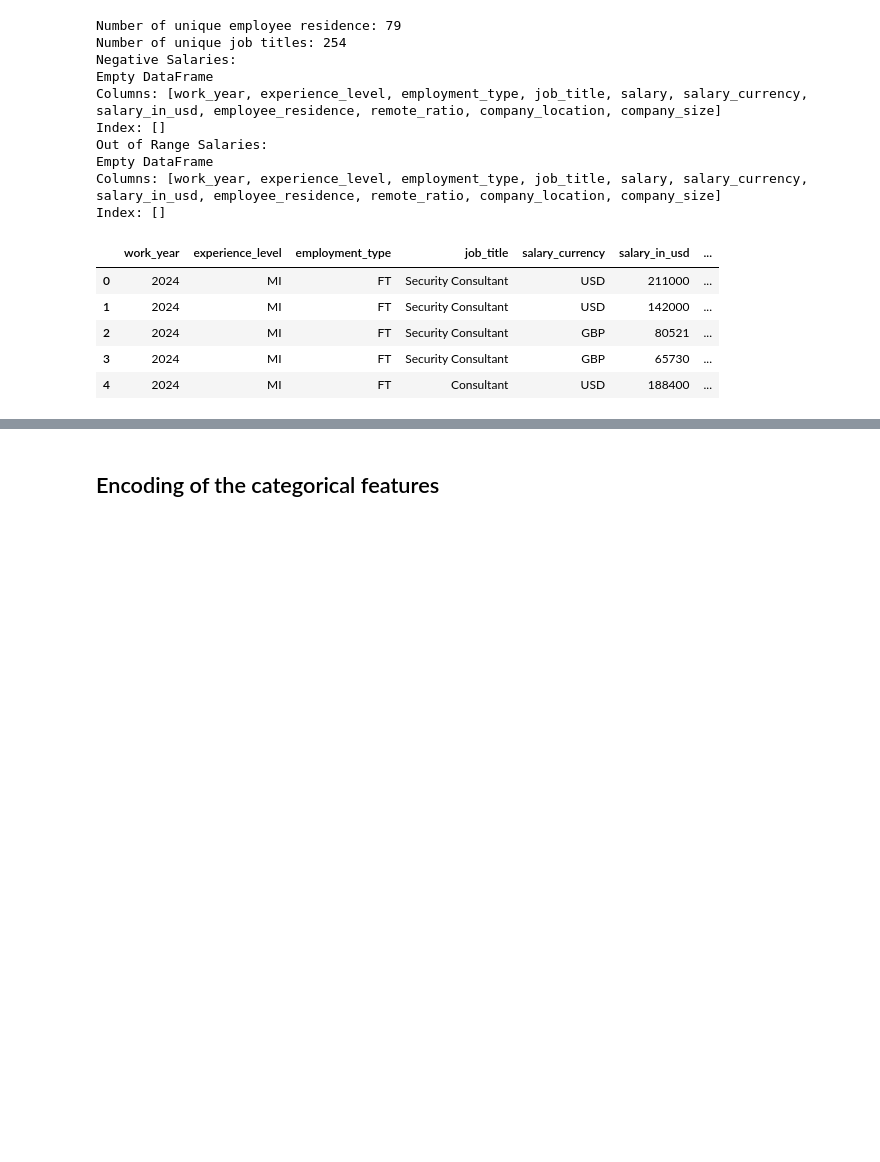
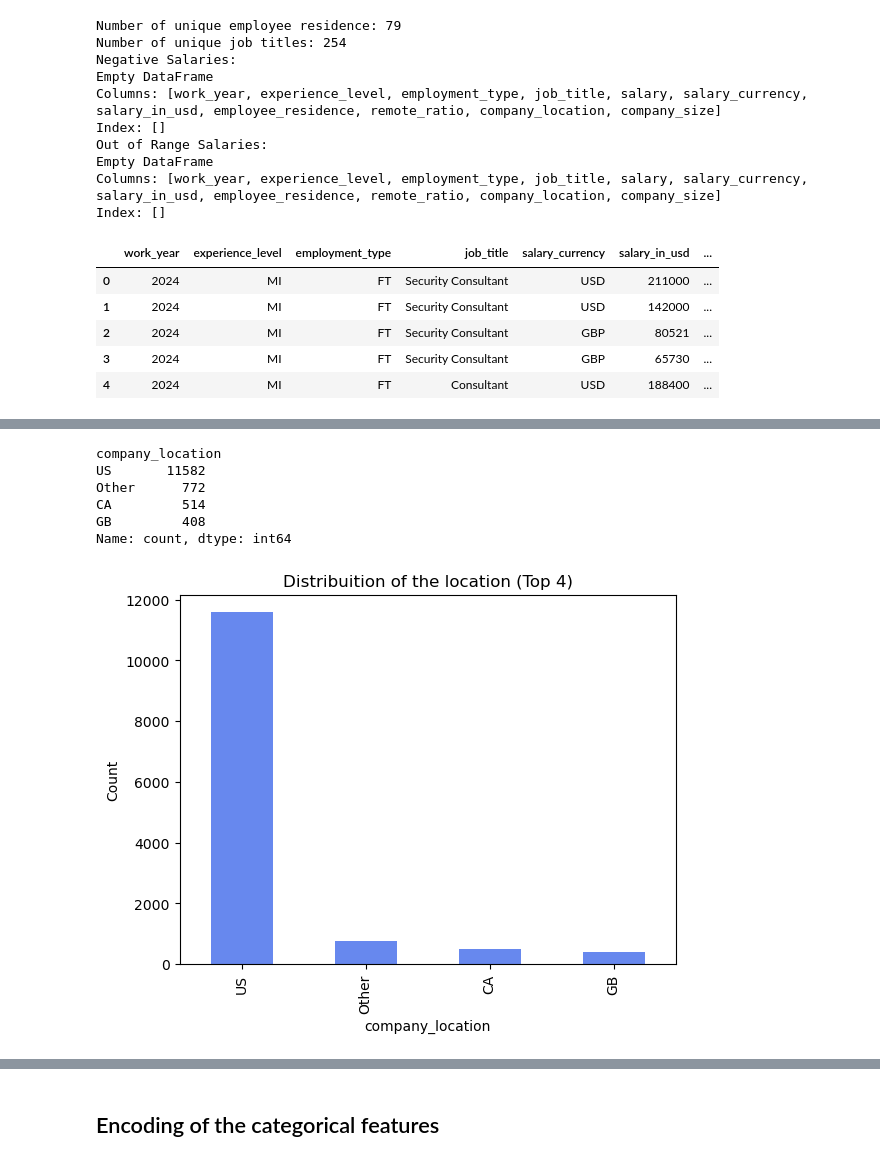
Before and after one commit to isnotJack/AI-project, a Jupyter notebook: 2_preprocessing.ipynb, the cells around one changed output, grey strips where cells are left out. Drawn from its saved outputs; the diff is of its cells as text; code cells hidden in the pictures; blank space fills up the shorter version.

```diff
--- a/2_preprocessing.ipynb
+++ b/2_preprocessing.ipynb
@@ -184,0 +206,25 @@ df.head()
+# %%
+# Mantieni le prime 15 categorie
+top_4_categories = df['company_location'].value_counts().head(3).index
+
+df['company_location'] = df['company_location'].apply(
+    lambda x: x if x in top_4_categories else 'Other'
+)
+
+# Visualizzazione della nuova distribuzione
+print(df['company_location'].value_counts())
+
+# Grafico aggiornato
+df['company_location'].value_counts().plot(kind='bar')
+plt.title('Distribuition of the location (Top 4)')
+plt.xlabel('company_location')
+plt.ylabel('Count')
+plt.show()
+# %% [output]
+company_location
+US       11582
+Other      772
+CA         514
+GB         408
+Name: count, dtype: int64
+[figure, added]
```
Also changed, not shown: parts of 9 cells of this notebook.
